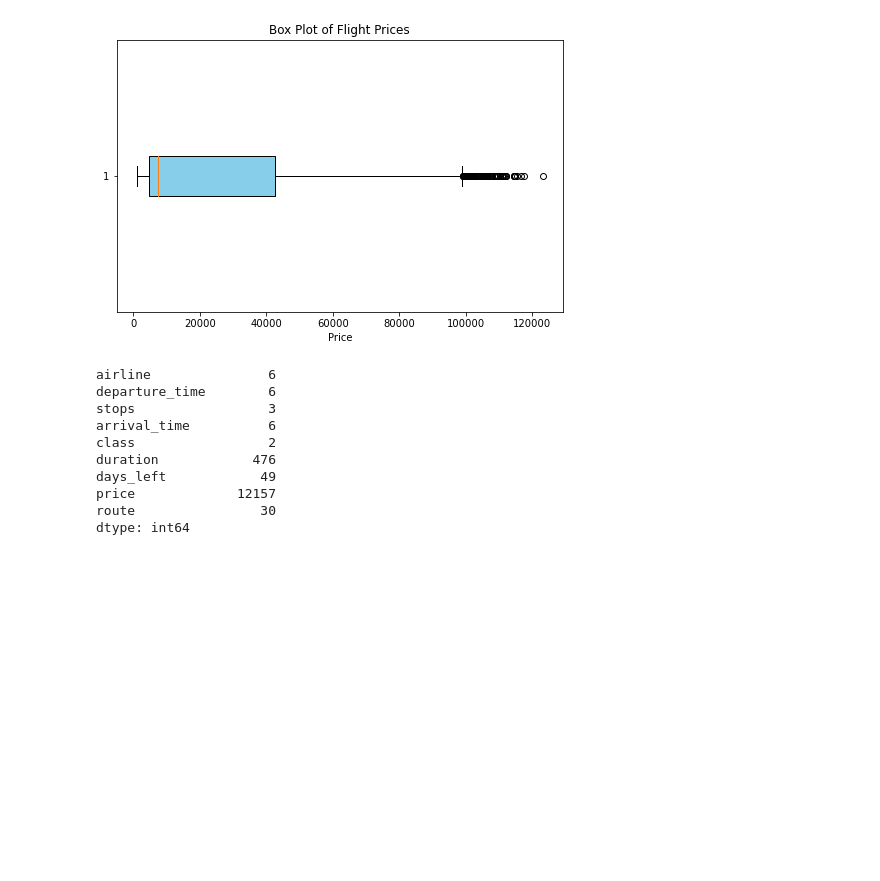
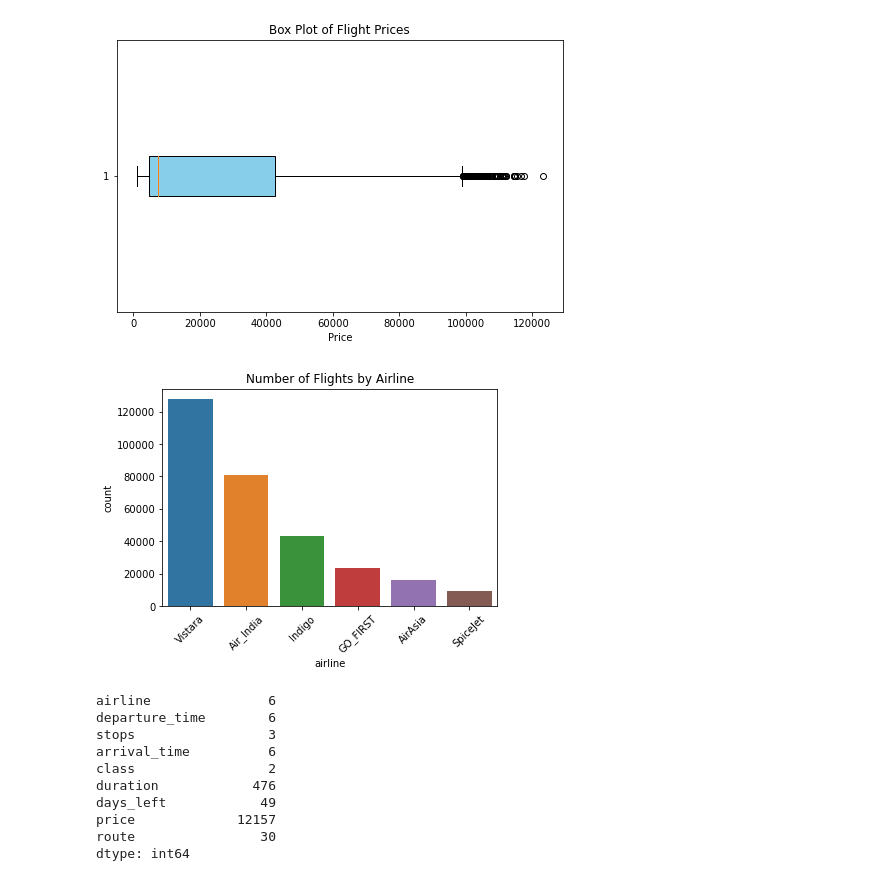
Before and after one commit to tommynelson1097/flight-price-predictor, a Jupyter notebook: Airline-Flight-Price-Analysis.ipynb, the cells around one changed output. Cells and saved outputs as stored; diff of their text form; code cells hidden in the pictures; blank space fills up the shorter version.

```diff
--- a/Airline-Flight-Price-Analysis.ipynb
+++ b/Airline-Flight-Price-Analysis.ipynb
@@ -89,6 +90,13 @@ plt.xlabel('Price')
 plt.show()
 # %% [output]
 [figure]
+# %%
+sns.countplot(x='airline', data=df, order=df['airline'].value_counts().index)
+plt.xticks(rotation=45)
+plt.title('Number of Flights by Airline')
+plt.show()
+# %% [output]
+[figure, added]
 # %%
 
 # creating route feature for one-hot encoding
```
Also changed, not shown: parts of 2 cells of this notebook, 1 other file.
